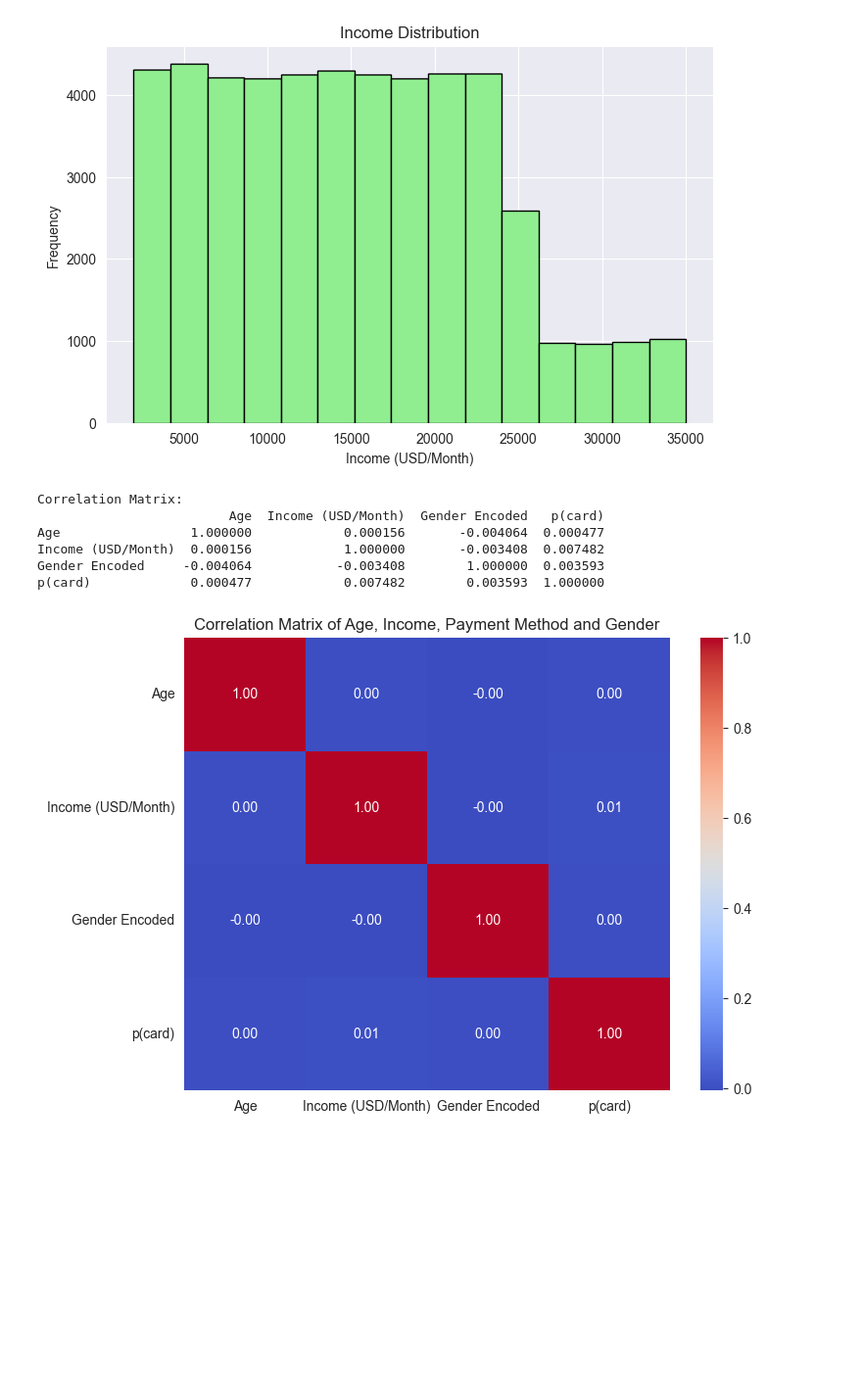
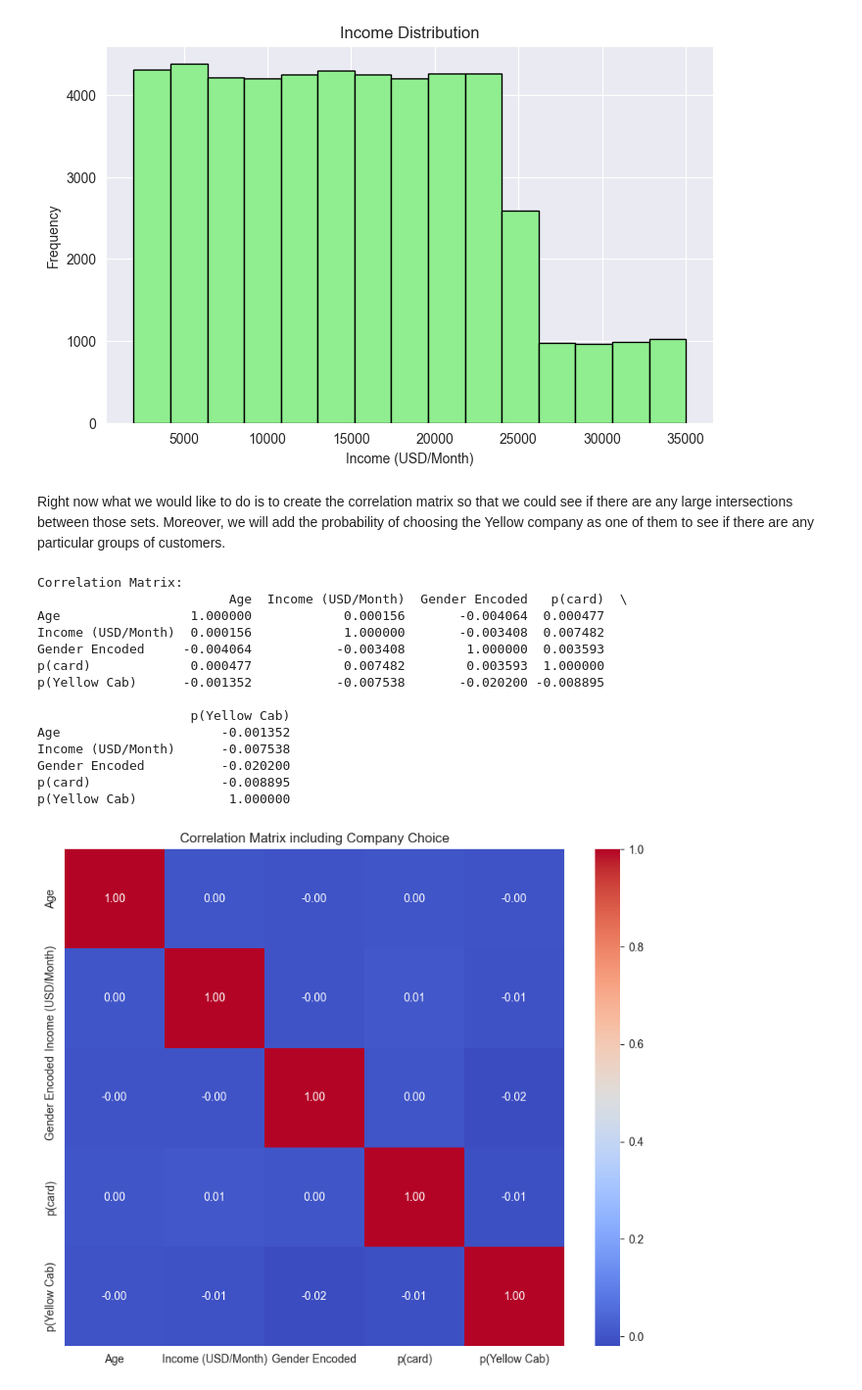
Before and after one commit to GlenM42/G2MInsight, a Jupyter notebook: main.ipynb, the cells around one changed output. Shown at 98% size. Drawn from its saved outputs; the diff is of its cells as text; code cells hidden in the pictures; blank space fills up the shorter version.

Commit message:
Update main.ipynb
Better correlation matrix + improved readability

```diff
--- a/main.ipynb
+++ b/main.ipynb
@@ -433,29 +426,49 @@ min       2000.000000
 max      35000.000000
 Name: Income (USD/Month), dtype: float64
 [figure]
+# %% [markdown]
+Right now what we would like to do is to create the correlation matrix so that we could see if there are any large intersections between those sets. Moreover, we will add the probability of choosing the Yellow company as one of them to see if there are any particular groups of customers.
 # %%
-# Encoding gender as a numeric value
+# Step 1: Merge cab_data with transaction_data to get Customer ID
+cab_data = cab_data.merge(transaction_data[['Transaction ID', 'Customer ID']], on='Transaction ID', how='left')
+
+# Aggregate the ride data to count rides by company for each customer
+company_rides = cab_data.groupby(['Customer ID', 'Company']).size().unstack(fill_value=0)
+company_rides['Total Rides'] = company_rides.sum(axis=1)
+company_rides['p(Yellow Cab)'] = company_rides.get('Yellow Cab', 0) / company_rides['Total Rides']
+
+# Join this data back to customer_data
+customer_data = customer_data.merge(company_rides[['p(Yellow Cab)']], on='Customer ID', how='left')
+
+# Step 2: Calculate the correlation matrix including p(Yellow Cab)
 customer_data['Gender Encoded'] = customer_data['Gender'].map({'Male': 0, 'Female': 1})
-
-# Compute the correlation matrix for age, income, and encoded gender
-correlation_matrix = customer_data[['Age', 'Income (USD/Month)', 'Gender Encoded', 'p(card)']].corr()
+correlation_matrix = customer_data[['Age', 'Income (USD/Month)', 'Gender Encoded', 'p(card)', 'p(Yellow Cab)']].corr()
 
 # Display the correlation matrix
 print("Correlation Matrix:")
 print(correlation_matrix)
 
-plt.figure(figsize=(8, 6))
+# Plotting the correlation matrix
+plt.figure(figsize=(10, 8))
 sns.heatmap(correlation_matrix, annot=True, fmt=".2f", cmap='coolwarm', cbar=True)
-plt.title('Correlation Matrix of Age, Income, Payment Method and Gender')
+plt.title('Correlation Matrix including Company Choice')
 plt.show()
 # %% [output]
 Correlation Matrix:
-                         Age  Income (USD/Month)  Gender Encoded   p(card)
+                         Age  Income (USD/Month)  Gender Encoded   p(card)  \
 Age                 1.000000            0.000156       -0.004064  0.000477
 Income (USD/Month)  0.000156            1.000000       -0.003408  0.007482
 Gender Encoded     -0.004064           -0.003408        1.000000  0.003593
 p(card)             0.000477            0.007482        0.003593  1.000000
+p(Yellow Cab)      -0.001352           -0.007538       -0.020200 -0.008895
+
+                    p(Yellow Cab)
+Age                     -0.001352
+Income (USD/Month)      -0.007538
+Gender Encoded          -0.020200
+p(card)                 -0.008895
+p(Yellow Cab)            1.000000
-[figure, old version]
+[figure, new version]
 # %% [markdown]
 Okay! I think that is a good result. We found out that:
 - there are almost 50 thousands users;
```
Also changed, not shown: parts of 10 cells of this notebook.
